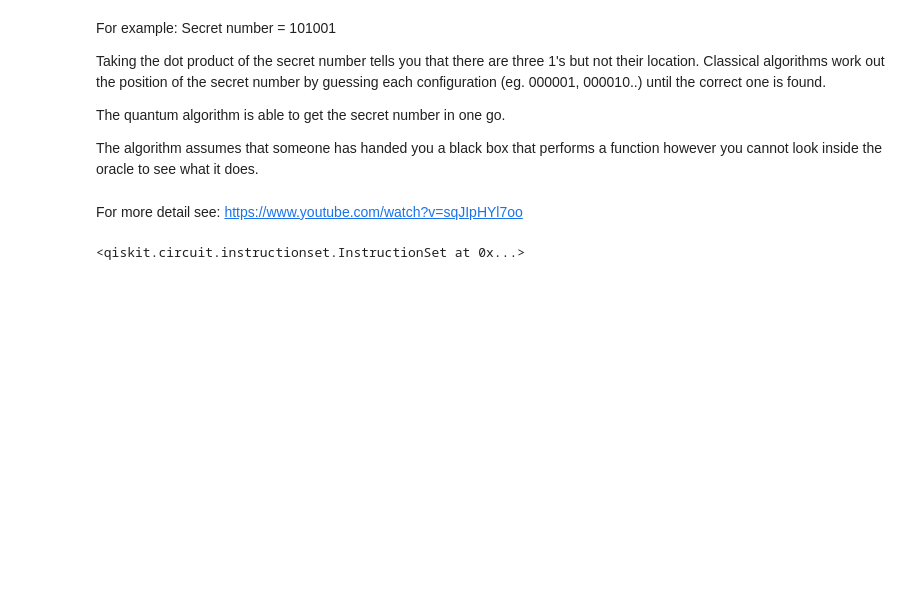
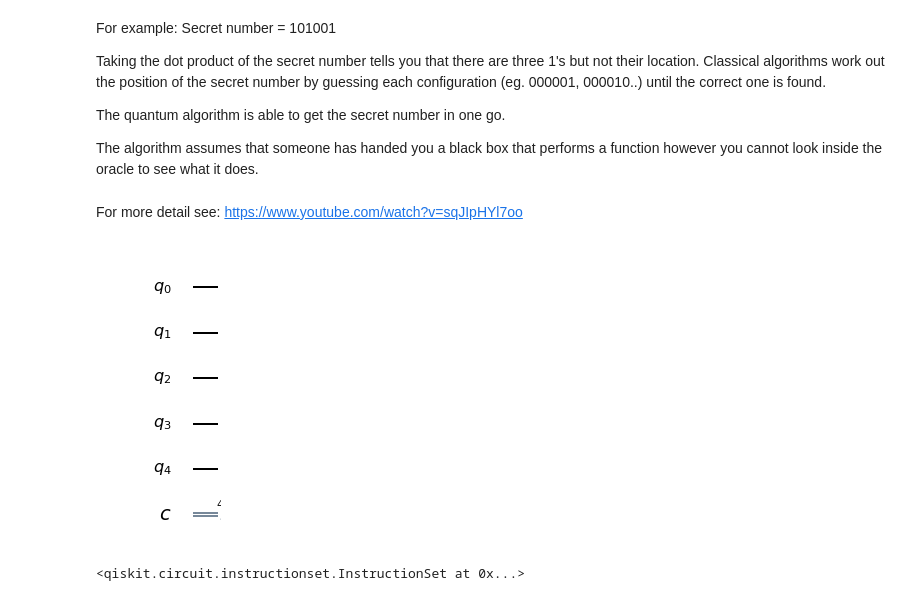
Before and after one commit to desireevl/desireevl.github.io, a Jupyter notebook: images/intro-qc/Bernstein-Vazirani.ipynb, the cells around one changed output. Cells and saved outputs as stored; diff of their text form; code cells hidden in the pictures; blank space fills up the shorter version.

```diff
--- a/images/intro-qc/Bernstein-Vazirani.ipynb
+++ b/images/intro-qc/Bernstein-Vazirani.ipynb
@@ -25,9 +25,12 @@ secret_number = '1010'
 # %%
 len_secret_no = len(secret_number)
 
 # creating the quantum circuit
 # QuantumCircuit(no of quantum bits, no of classical bits)
 circuit = QuantumCircuit(len_secret_no + 1, len_secret_no)
+circuit.draw(output='mpl')
+# %% [output]
+[figure, added]
 # %%
 circuit.x(len_secret_no)
 # adding a barrier to the circuit
```
Also changed, not shown: 2 other files.
